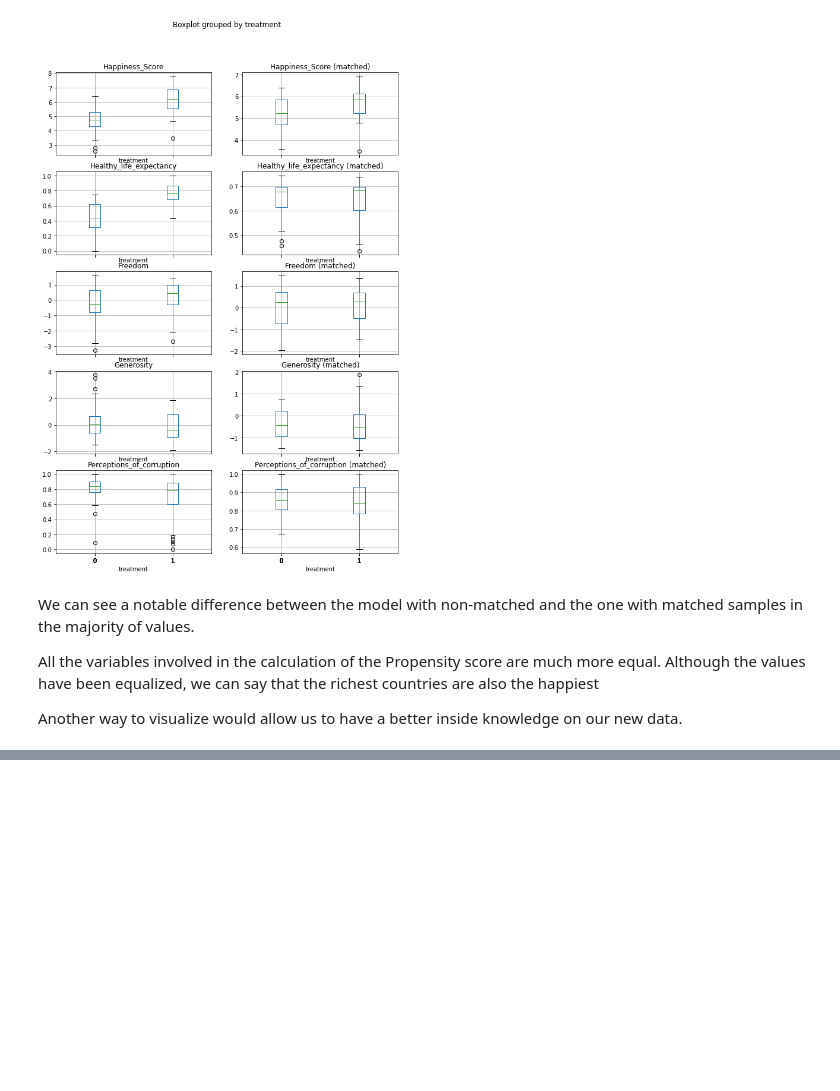
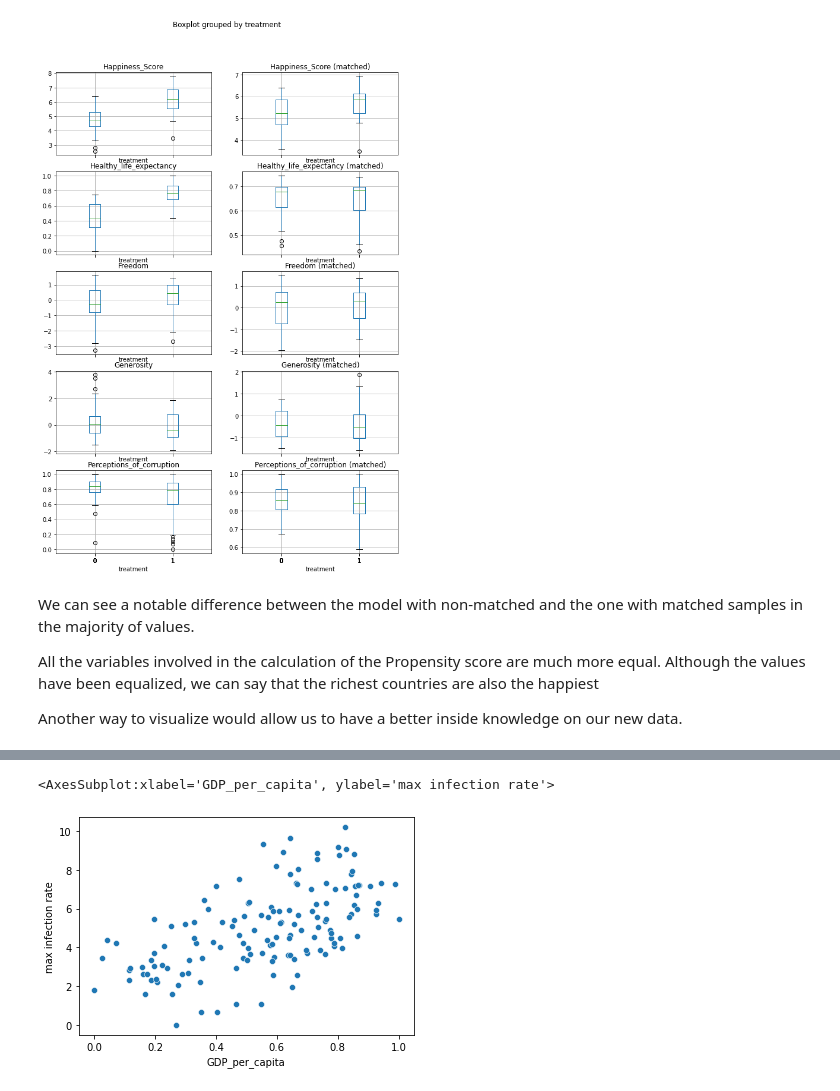
Before and after one commit to epfl-ada/ada-2020-project-milestone-p3-p3_spada, a Jupyter notebook: happiness.ipynb, the cells around one changed output, grey strips where cells are left out. Drawn from its saved outputs; the diff is of its cells as text; code cells hidden in the pictures; blank space fills up the shorter version.

Commit message:
map Rank and corona

```diff
--- a/happiness.ipynb
+++ b/happiness.ipynb
@@ -750,0 +823,3 @@ for i,feature in enumerate(features):
+# %%
+corona_infections = pd.DataFrame(corona_infections.loc[:,'max infection rate'])
+corona_infections
@@ -750,0 +841,7 @@ for i,feature in enumerate(features):
+# %%
+y2020corona = y2020.copy()
+# %%
+y2020corona.columns
+y2020corona.rename(columns ={'Country':'Country/Region'}, inplace = True)
+y2020corona.set_index("Country/Region", inplace =True)
+y2020corona.head()
@@ -750,0 +856,4 @@ for i,feature in enumerate(features):
+# %%
+
+data_infec_happy = corona_infections.join(y2020corona, how = 'inner')
+data_infec_happy.head()
@@ -750,0 +868,8 @@ for i,feature in enumerate(features):
+# %%
+
+x = data_infec_happy['GDP_per_capita']
+y = data_infec_happy['max infection rate']
+sns.scatterplot(x,np.log(y)) # Seaborn (applying log for increasing scale on x axis)
+# %% [output]
+<AxesSubplot:xlabel='GDP_per_capita', ylabel='max infection rate'>
+[figure, added]
```
Also changed, not shown: parts of 37 cells of this notebook, 2 other files.
